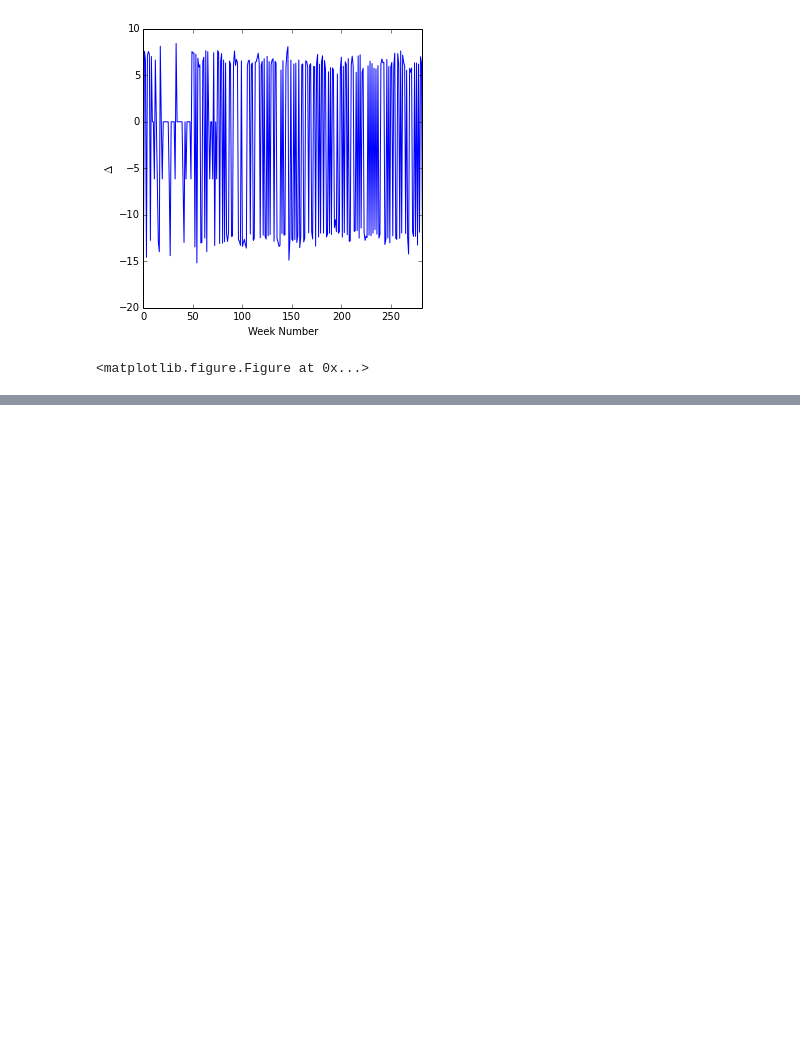
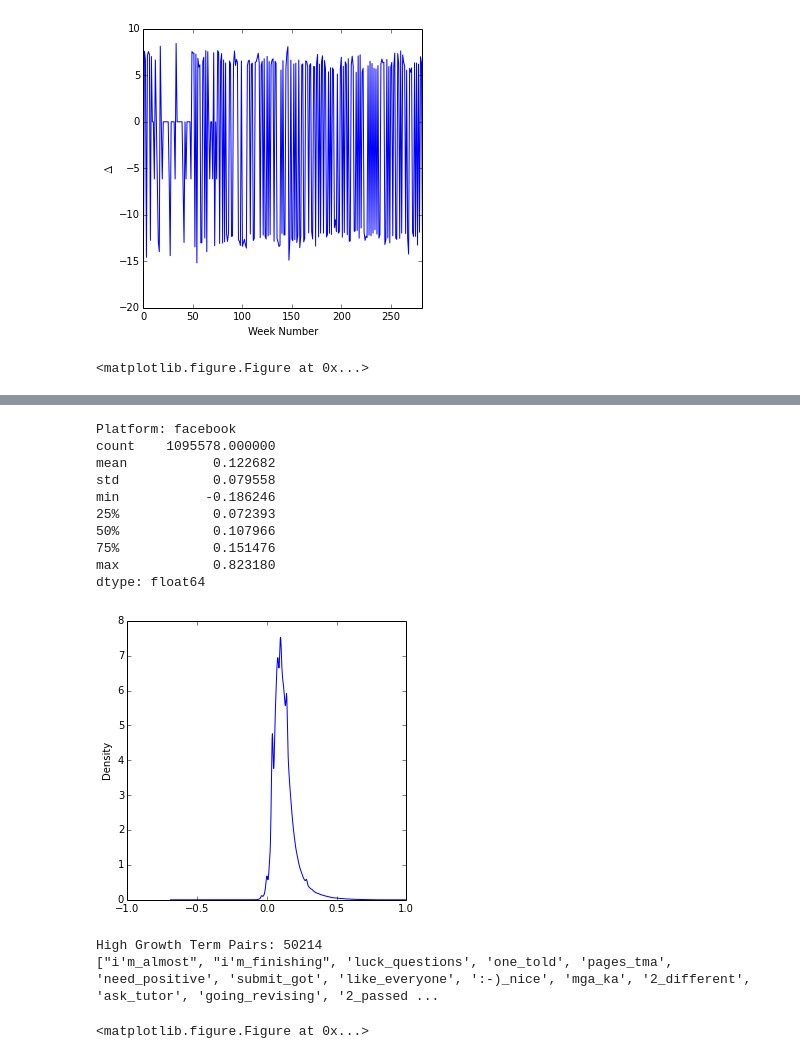
Before and after one commit to mattroweshow/StochFuse, a Jupyter notebook: notebooks/eda_stage1.ipynb, the cells around one changed output, grey strips where cells are left out. Drawn from its saved outputs; the diff is of its cells as text; code cells hidden in the pictures; blank space fills up the shorter version.

```diff
--- a/notebooks/eda_stage1.ipynb
+++ b/notebooks/eda_stage1.ipynb
@@ -144,0 +264,55 @@ Platform: facebook
+# %%
+ # get the pearson correlation coefficients
+def sample_high_growth_pairs(platform):
+    # Just use the Spearman correlation coefficient for now
+    ccsSpearman = {}
+    with open('../data_files/' + str(platform) + '_dual_terms_spearman.tsv', 'rb') as csvfile:
+        reader = csv.reader(csvfile, delimiter='\t')
+        for row in reader:
+            if len(row) == 2:
+                ccsSpearman[row[0]] = float(row[1])
+    spearman_series = pd.Series(ccsSpearman.values())
+    print spearman_series.describe()
+
+    # get the sample mean
+    spearman_mean = np.mean(spearman_series)
+#     print spearman_mean
+    spearman_std = np.std(spearman_series)
+#     print spearman_std
+
+    # get the 95% confidence interval rejection region
+    upper_reject = (1.96 * spearman_std) + spearman_mean
+#     print upper_reject
+
+    # plot the location of the upper rejection region
+    fig = plt.figure()
+    spearman_series.plot.density()
+    plt.axvline(x=upper_reject, c="darkred", ls="..")
+    plt.xlim((-1, 1))
+    plt.show()
+    plt.clf()
+
+    # filter through those term pairs that lie within the upper rejection region of the density
+    high_growth_term_pairs = [term_pair for term_pair in ccsSpearman
+                              if ccsSpearman[term_pair] > upper_reject]
+    print "High Growth Term Pairs: " + str(len(high_growth_term_pairs))
+    print high_growth_term_pairs
+# %%
+for platform in platforms:
+    print "Platform: " + platform
+    sample_high_growth_pairs(platform)
+# %% [output]
+Platform: facebook
+count    1095578.000000
+mean           0.122682
+std            0.079558
+min           -0.186246
+25%            0.072393
+50%            0.107966
+75%            0.151476
+max            0.823180
+dtype: float64
+[figure, added]
+High Growth Term Pairs: 50214
+["i'm_almost", "i'm_finishing", 'luck_questions', 'one_told', 'pages_tma', 'need_positive', 'submit_got', 'like_everyone', ':-)_nice', 'mga_ka', '2_different', 'ask_tutor', 'going_revising', '2_passed ...
+<matplotlib.figure.Figure at 0x...>
```
Also changed, not shown: parts of 9 cells of this notebook.
